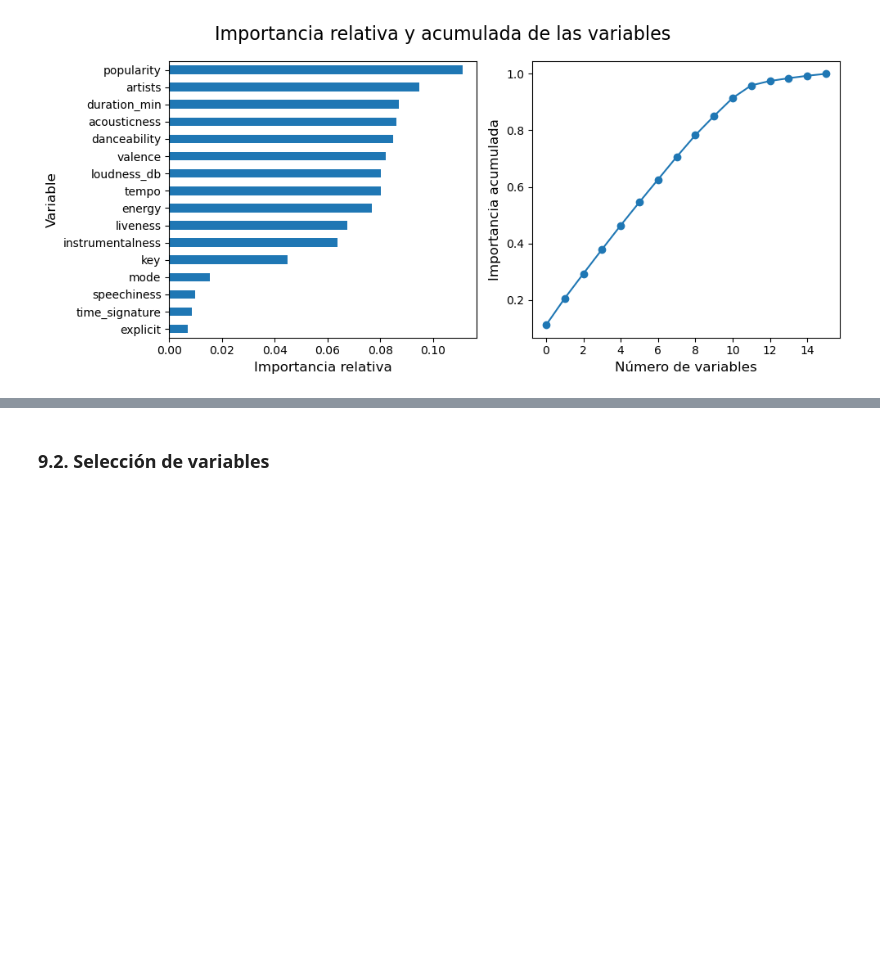
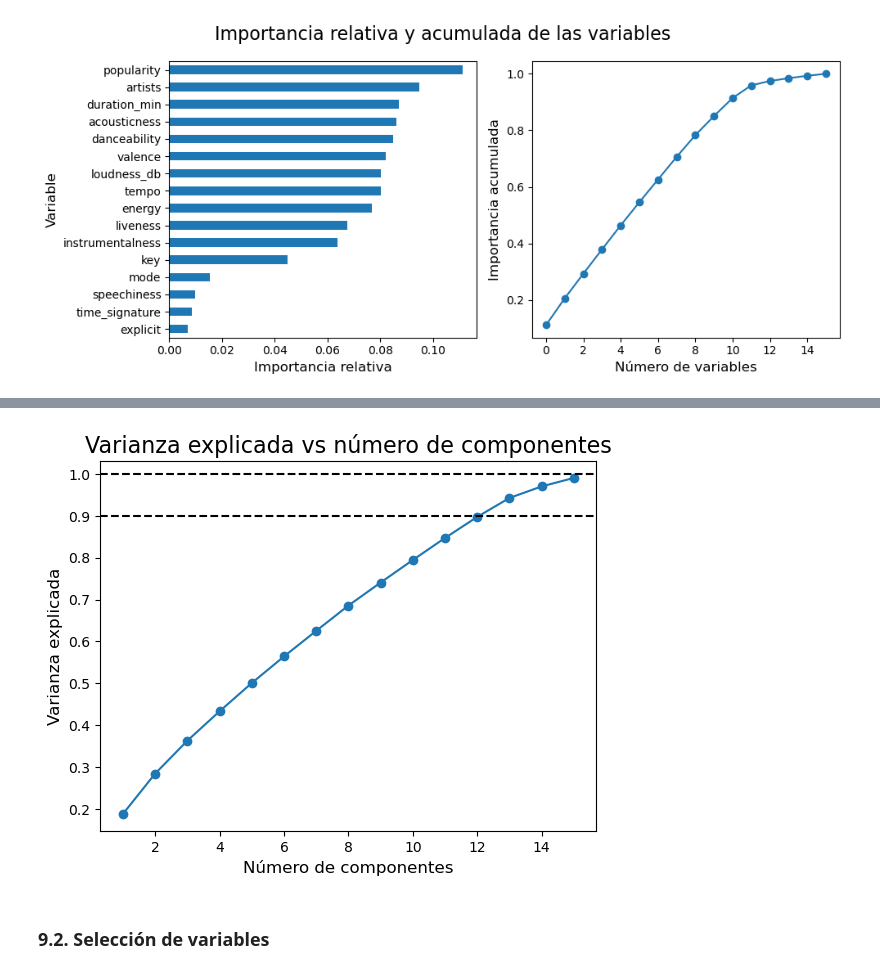
Before and after one commit to MauriJ/Data-Science, a Jupyter notebook: Desafíos/Proyecto final/Proyecto_final_Moran.ipynb, the cells around one changed output, grey strips where cells are left out. Drawn from its saved outputs; the diff is of its cells as text; code cells hidden in the pictures; blank space fills up the shorter version.

```diff
--- a/Desafíos/Proyecto final/Proyecto_final_Moran.ipynb
+++ b/Desafíos/Proyecto final/Proyecto_final_Moran.ipynb
@@ -631,0 +664,17 @@ plt.show()
+# %%
+varianza = []
+
+for i in range(1,16):
+    pca = PCA(n_components = i)
+    X_pca = pca.fit_transform(X_train_scaled)
+    varianza.append(np.sum(pca.explained_variance_ratio_))
+# %%
+plt.plot(list(range(1,16)), varianza, '-o')
+plt.xlabel('Número de componentes', fontsize = 12); plt.ylabel('Varianza explicada', fontsize = 12)
+plt.axhline(1, color = 'black', linestyle = '--')
+plt.axhline(0.90, color = 'black', linestyle = '--')
+plt.title('Varianza explicada vs número de componentes', fontsize = 16)
+
+plt.show()
+# %% [output]
+[figure, added]
```
Also changed, not shown: parts of 10 cells of this notebook.
